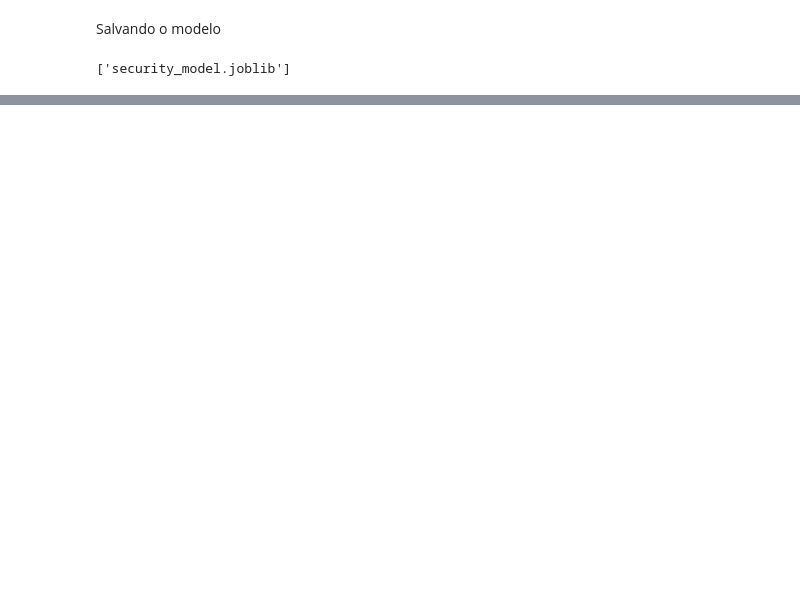
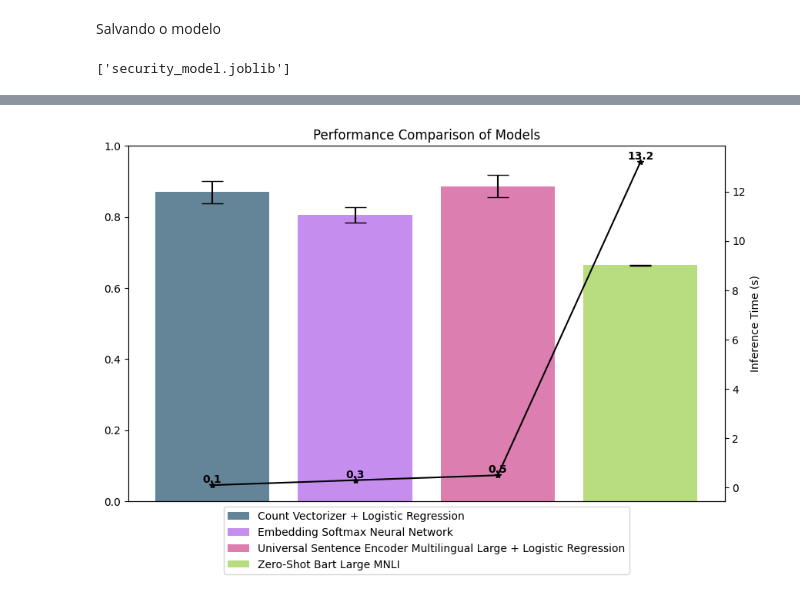
Before and after one commit to nicolecosta/nlpnicole, a Jupyter notebook: AF_NicoleSarvasi/promptSecurity.ipynb, the cells around one changed output, grey strips where cells are left out. Drawn from its saved outputs; the diff is of its cells as text; code cells hidden in the pictures; blank space fills up the shorter version.

```diff
--- a/AF_NicoleSarvasi/promptSecurity.ipynb
+++ b/AF_NicoleSarvasi/promptSecurity.ipynb
@@ -288,0 +485,43 @@ KeyboardInterrupt:
+# %%
+import matplotlib.pyplot as plt
+import numpy as np
+
+# Creating the bar plot with confidence intervals
+plt.figure(figsize=(10, 6))
+models = ['Count Vectorizer + Logistic Regression', 'Embedding Softmax Neural Network',
+          'Universal Sentence Encoder Multilingual Large + Logistic Regression', 'Zero-Shot Bart Large MNLI']
+mean_scores = [mean_score_a, mean_score_b, mean_score_c, mean_score_d]
+confidence_intervals = [confidence_interval_a, confidence_interval_b, confidence_interval_c, confidence_interval_d]
+# Defining the colors of the bars
+colors = ['#23516b', '#ad5fe8', '#cf4890', '#9bcf48']
+
+# Calculating the lower and upper errors for each model
+errors_lower = [mean - ci[0] if mean - ci[0] >= 0 else mean for mean, ci in zip(mean_scores, confidence_intervals)]
+errors_upper = [ci[1] - mean if ci[1] - mean >= 0 else mean for mean, ci in zip(mean_scores, confidence_intervals)]
+
+# Transposing the list to pass as yerr in the bar plot
+errors = np.array([errors_lower, errors_upper])
+
+bars = plt.bar(models, mean_scores, yerr=errors, align='center', alpha=0.7, ecolor='black', capsize=10, color=colors)
+plt.ylim(0, 1)
+plt.title('Performance Comparison of Models')
+
+# Adding the inference time as a secondary y-axis
+inference_time = [tempo_inf_a, tempo_inf_b, tempo_inf_c, tempo_inf_d]  # Replace with your inference time values
+ax2 = plt.twinx()
+ax2.plot(models, inference_time, color='black', marker='*')
+ax2.set_ylabel('Inference Time (s)')
+
+# Adding text annotations on top of the markers
+for i, val in enumerate(inference_time):
+    plt.text(i, val + 0.01, str(val), ha='center', va='bottom',color='black',fontweight='bold')
+
+# Removing the x-axis labels
+plt.xticks([])
+
+# Modifying the legend placement
+plt.legend(bars, models, bbox_to_anchor=(0.5, 0.0), loc='upper center')
+
+plt.show()
+# %% [output]
+[figure, added]
```
Also changed, not shown: parts of 75 cells of this notebook, 22 other files.
